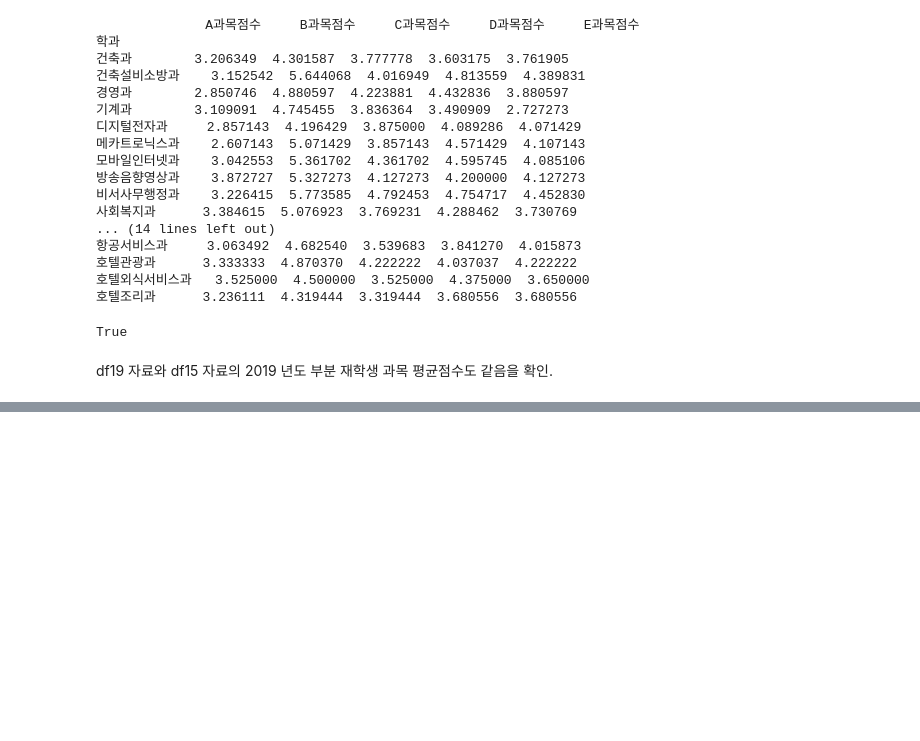
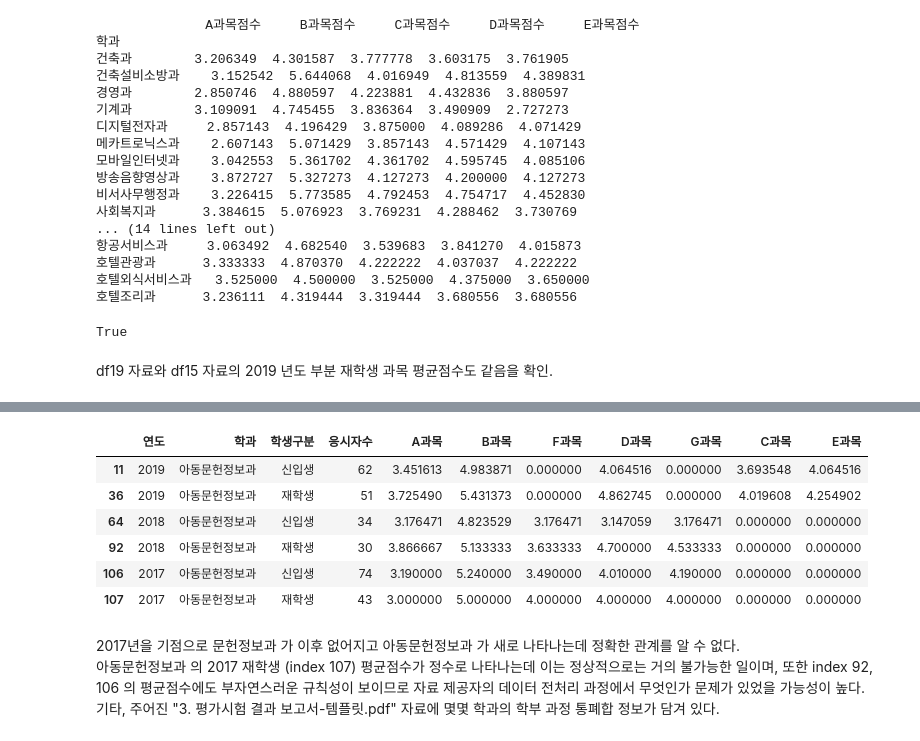
Before and after one commit to r2d2-k3po/proj1nb, a Jupyter notebook: 2_preliminary.ipynb, the cells around one changed output, grey strips where cells are left out. Saved outputs shown, nothing was run; the diff lists cells and outputs as text; code cells hidden in the pictures; blank space fills up the shorter version.

```diff
--- a/2_preliminary.ipynb
+++ b/2_preliminary.ipynb
@@ -272,0 +279,14 @@ True
+# %%
+df15[df15['학과']=='아동문헌정보과']
+# %% [output]
+|  | 연도 | 학과 | 학생구분 | 응시자수 | A과목 | B과목 | F과목 | D과목 | G과목 | C과목 | E과목 |
+| 11 | 2019 | 아동문헌정보과 | 신입생 | 62 | 3.451613 | 4.983871 | 0.000000 | 4.064516 | 0.000000 | 3.693548 | 4.064516 |
+| 36 | 2019 | 아동문헌정보과 | 재학생 | 51 | 3.725490 | 5.431373 | 0.000000 | 4.862745 | 0.000000 | 4.019608 | 4.254902 |
+| 64 | 2018 | 아동문헌정보과 | 신입생 | 34 | 3.176471 | 4.823529 | 3.176471 | 3.147059 | 3.176471 | 0.000000 | 0.000000 |
+| 92 | 2018 | 아동문헌정보과 | 재학생 | 30 | 3.866667 | 5.133333 | 3.633333 | 4.700000 | 4.533333 | 0.000000 | 0.000000 |
+| 106 | 2017 | 아동문헌정보과 | 신입생 | 74 | 3.190000 | 5.240000 | 3.490000 | 4.010000 | 4.190000 | 0.000000 | 0.000000 |
+| 107 | 2017 | 아동문헌정보과 | 재학생 | 43 | 3.000000 | 5.000000 | 4.000000 | 4.000000 | 4.000000 | 0.000000 | 0.000000 |
+# %% [markdown]
+2017년을 기점으로 문헌정보과 가 이후 없어지고 아동문헌정보과 가 새로 나타나는데 정확한 관계를 알 수 없다.
+아동문헌정보과 의 2017 재학생 (index 107) 평균점수가 정수로 나타나는데 이는 정상적으로는 거의 불가능한 일이며, 또한 index 92, 106 의 평균점수에도 부자연스러운 규칙성이 보이므로 자료 제공자의 데이터 전처리 과정에서 무엇인가 문제가 있었을 가능성이 높다.
+기타, 주어진 "3. 평가시험 결과 보고서-템플릿.pdf" 자료에 몇몇 학과의 학부 과정 통폐합 정보가 담겨 있다.
```
Also changed, not shown: parts of 3 cells of this notebook, 3 other files.
